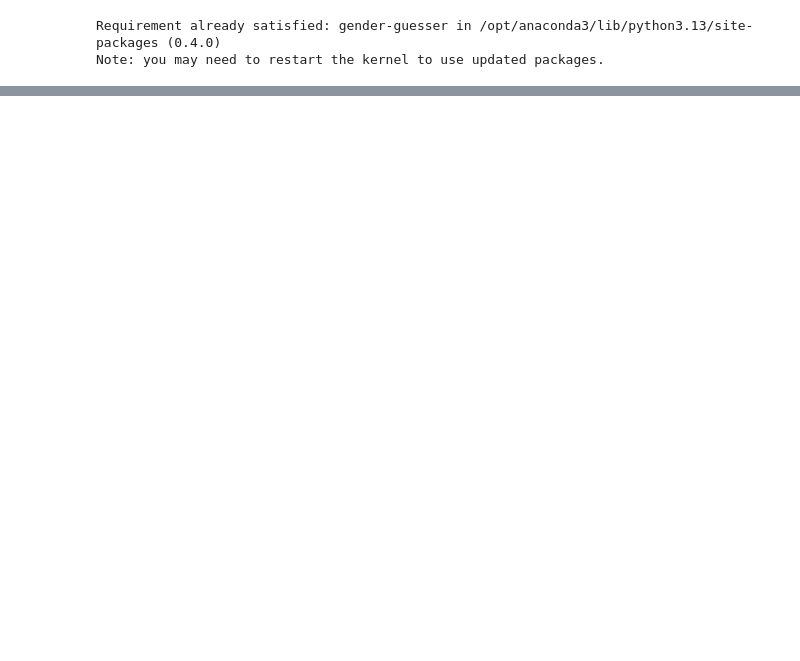
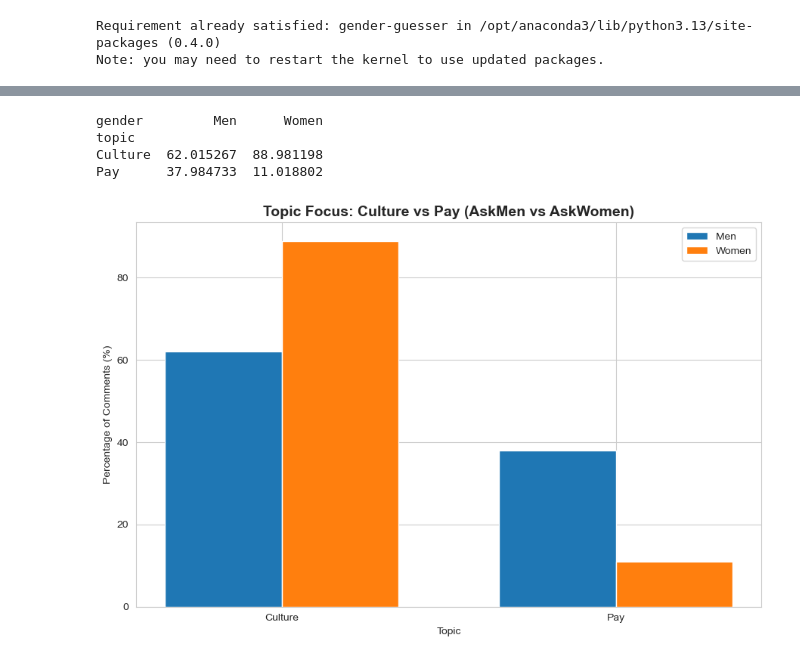
Before and after one commit to NaimaAjmal2308/data_science_project, a Jupyter notebook: sentimental_analysis.ipynb, the cells around one changed output, grey strips where cells are left out. Drawn from its saved outputs; the diff is of its cells as text; code cells hidden in the pictures; blank space fills up the shorter version.

```diff
--- a/sentimental_analysis.ipynb
+++ b/sentimental_analysis.ipynb
@@ -574,0 +274,80 @@ STEP 6: Creating Visualizations
+# %%
+
+# Define topic keywords
+
+culture_keywords = [
+    "culture", "toxic", "workplace", "manager", "boss", "team",
+    "environment", "respect", "harassment", "discrimination",
+    "diversity", "inclusion", "values", "flexibility", "burnout"
+]
+
+pay_keywords = [
+    "pay", "salary", "wage", "income", "raise", "bonus",
+    "compensation", "money", "benefits", "overtime", "hourly"
+]
+
+def classify_topic(text):
+    t = str(text).lower()
+    culture_hit = any(k in t for k in culture_keywords)
+    pay_hit = any(k in t for k in pay_keywords)
+    if culture_hit and not pay_hit:
+        return "Culture"
+    if pay_hit and not culture_hit:
+        return "Pay"
+    if culture_hit and pay_hit:
+        return "Both"
+    return "Other"
+
+df["topic"] = df["comment_body"].apply(classify_topic)
+
+# Keep only Culture vs Pay (drop Both/Other for a clean comparison)
+df_topic = df[df["topic"].isin(["Culture", "Pay"])].copy()
+
+
+# Percentages within gender
+
+topic_pct = (
+    df_topic.groupby("gender")["topic"]
+    .value_counts(normalize=True)
+    .mul(100)
+    .rename("percentage")
+    .reset_index()
+)
+
+# Pivot for plotting
+pivot_df = (
+    topic_pct.pivot(index="topic", columns="gender", values="percentage")
+    .reindex(["Culture", "Pay"])
+    .fillna(0)
+)
+
+print(pivot_df)
+
+
+# Plot
+
+x = np.arange(len(pivot_df.index))
+width = 0.35
+
+plt.figure(figsize=(9, 6))
+plt.bar(x - width/2, pivot_df["Men"], width, label="Men")
+plt.bar(x + width/2, pivot_df["Women"], width, label="Women")
+
+plt.title("Topic Focus: Culture vs Pay (AskMen vs AskWomen)",
+          fontsize=14, fontweight="bold")
+plt.xlabel("Topic")
+plt.ylabel("Percentage of Comments (%)")
+plt.xticks(x, pivot_df.index)
+plt.legend()
+plt.tight_layout()
+
+plt.savefig("graph4_topic_focus_culture_vs_pay.png", dpi=300, bbox_inches="tight")
+plt.show()
+
+print("Saved: graph4_topic_focus_culture_vs_pay.png")
+# %% [output]
+gender         Men      Women
+topic
+Culture  62.015267  88.981198
+Pay      37.984733  11.018802
+[figure, added]
```
Also changed, not shown: parts of 37 cells of this notebook, 7 other files.
